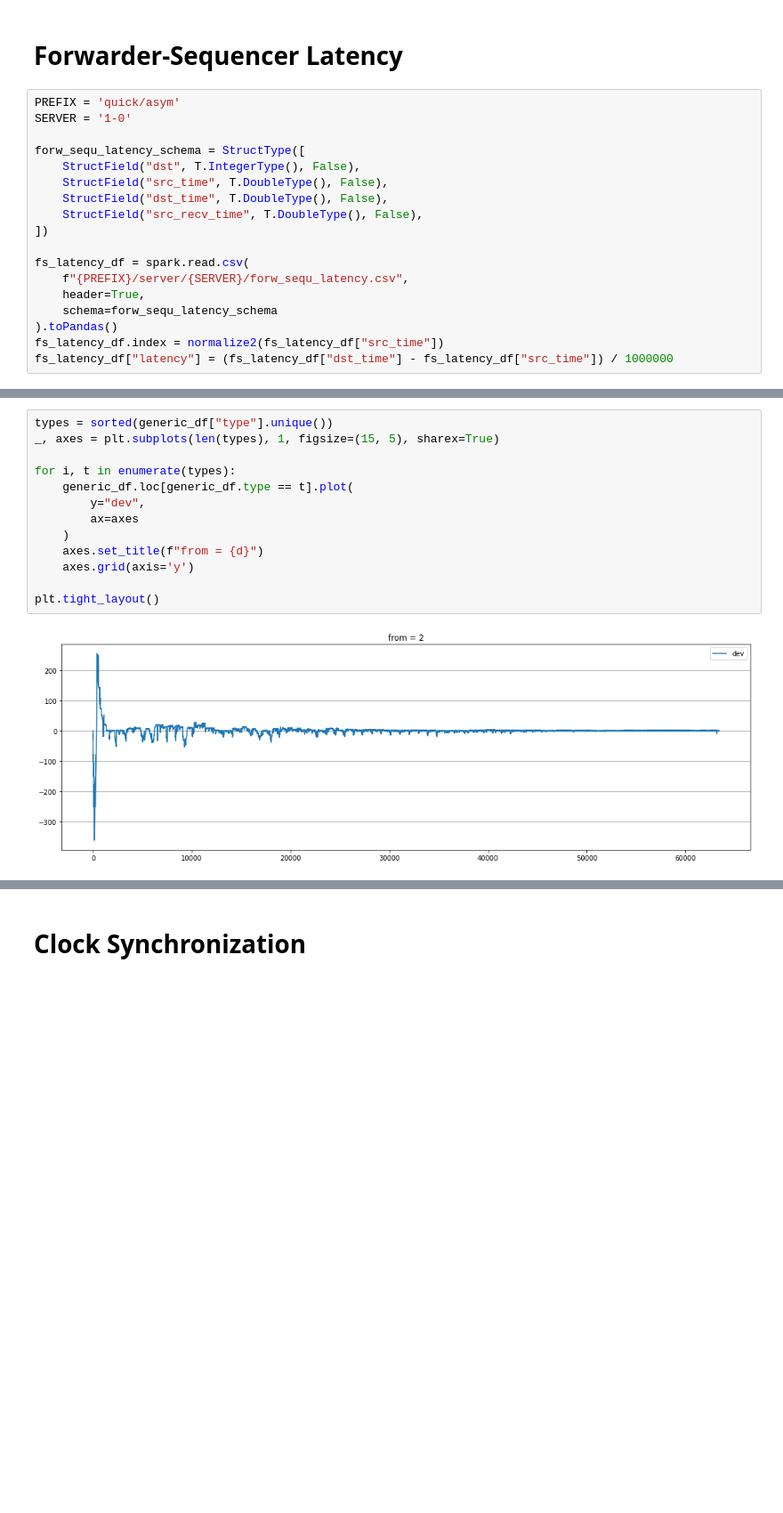
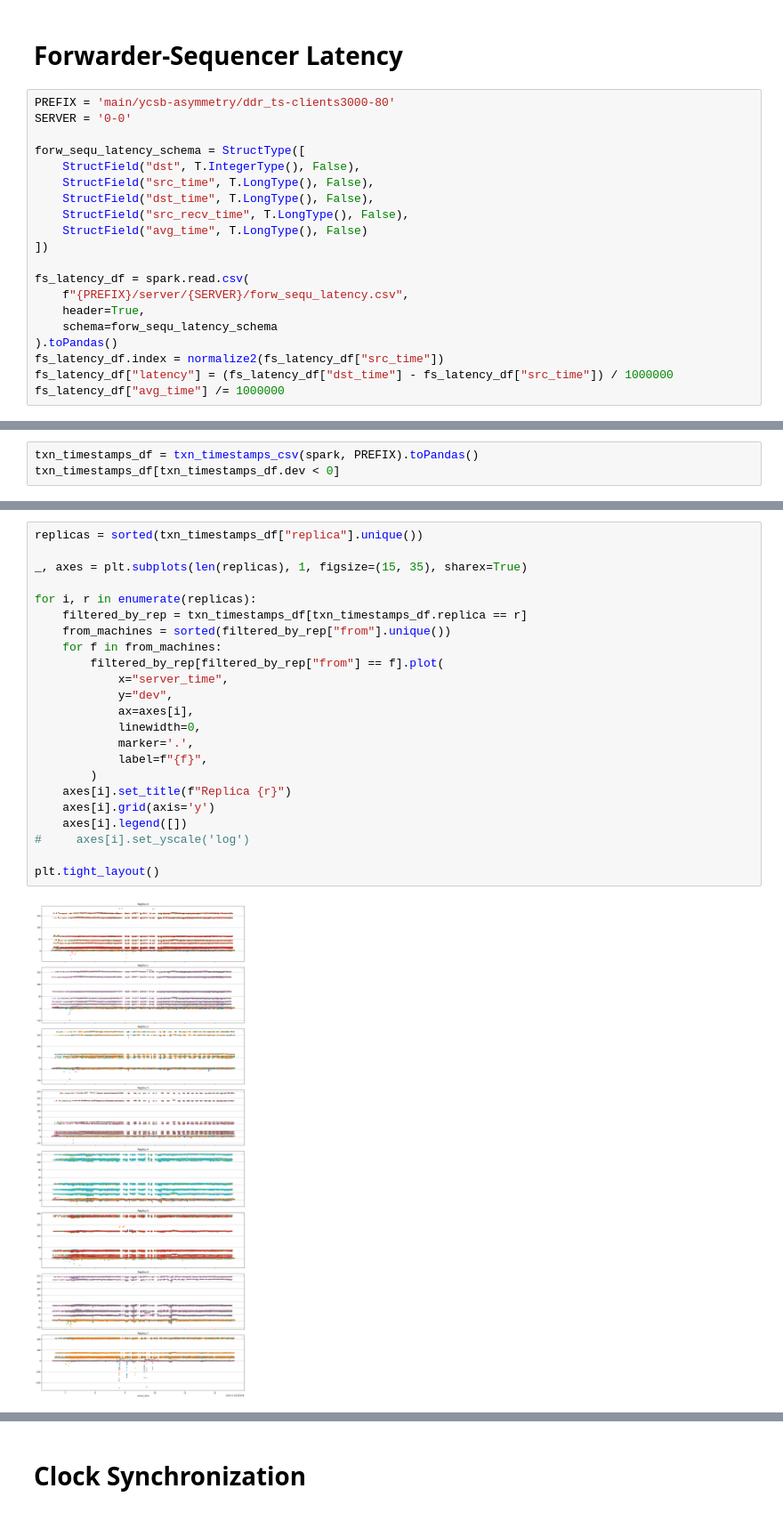
Before and after one commit to umd-dslam/DetockAnalysis, a Jupyter notebook: Other.ipynb, the cells around one changed output, grey strips where cells are left out. Shown at 89% size. Drawn from its saved outputs; the diff is of its cells as text; blank space fills up the shorter version.

```diff
--- a/Other.ipynb
+++ b/Other.ipynb
@@ -30,14 +30,15 @@ The autoreload extension is already loaded. To reload it, use:
 # %% [markdown]
 # Forwarder-Sequencer Latency
 # %%
-PREFIX = 'quick/asym'
-SERVER = '1-0'
+PREFIX = 'main/ycsb-asymmetry/ddr_ts-clients3000-80'
+SERVER = '0-0'
 
 forw_sequ_latency_schema = StructType([
     StructField("dst", T.IntegerType(), False),
-    StructField("src_time", T.DoubleType(), False),
-    StructField("dst_time", T.DoubleType(), False),
-    StructField("src_recv_time", T.DoubleType(), False),
+    StructField("src_time", T.LongType(), False),
+    StructField("dst_time", T.LongType(), False),
+    StructField("src_recv_time", T.LongType(), False),
+    StructField("avg_time", T.LongType(), False)
 ])
 
 fs_latency_df = spark.read.csv(
@@ -47,6 +48,7 @@ fs_latency_df = spark.read.csv(
 ).toPandas()
 fs_latency_df.index = normalize2(fs_latency_df["src_time"])
 fs_latency_df["latency"] = (fs_latency_df["dst_time"] - fs_latency_df["src_time"]) / 1000000
+fs_latency_df["avg_time"] /= 1000000
 # %%
 dst = sorted(fs_latency_df["dst"].unique())
 _, axes = plt.subplots(len(dst), 1, figsize=(15, 17), sharex=True)
@@ -83,0 +67,3 @@ generic_df["dev"] = (generic_df["data"] - generic_df["time"]) / 1000000;
+# %%
+txn_timestamps_df = txn_timestamps_csv(spark, PREFIX).toPandas()
+txn_timestamps_df[txn_timestamps_df.dev < 0]
@@ -84,15 +84,25 @@ generic_df["dev"] = (generic_df["data"] - generic_df["time"]) / 1000000;
 # %%
-types = sorted(generic_df["type"].unique())
-_, axes = plt.subplots(len(types), 1, figsize=(15, 5), sharex=True)
+replicas = sorted(txn_timestamps_df["replica"].unique())
 
-for i, t in enumerate(types):
-    generic_df.loc[generic_df.type == t].plot(
-        y="dev",
-        ax=axes
-    )
-    axes.set_title(f"from = {d}")
-    axes.grid(axis='y')
+_, axes = plt.subplots(len(replicas), 1, figsize=(15, 35), sharex=True)
+
+for i, r in enumerate(replicas):
+    filtered_by_rep = txn_timestamps_df[txn_timestamps_df.replica == r]
+    from_machines = sorted(filtered_by_rep["from"].unique())
+    for f in from_machines:
+        filtered_by_rep[filtered_by_rep["from"] == f].plot(
+            x="server_time",
+            y="dev",
+            ax=axes[i],
+            linewidth=0,
+            marker='.',
+            label=f"{f}",
+        )
+    axes[i].set_title(f"Replica {r}")
+    axes[i].grid(axis='y')
+    axes[i].legend([])
+#     axes[i].set_yscale('log')
 
 plt.tight_layout()
 # %% [output]
-[figure, old version]
+[figure, new version]
```
Also changed, not shown: parts of 10 cells of this notebook, 7 other files.
